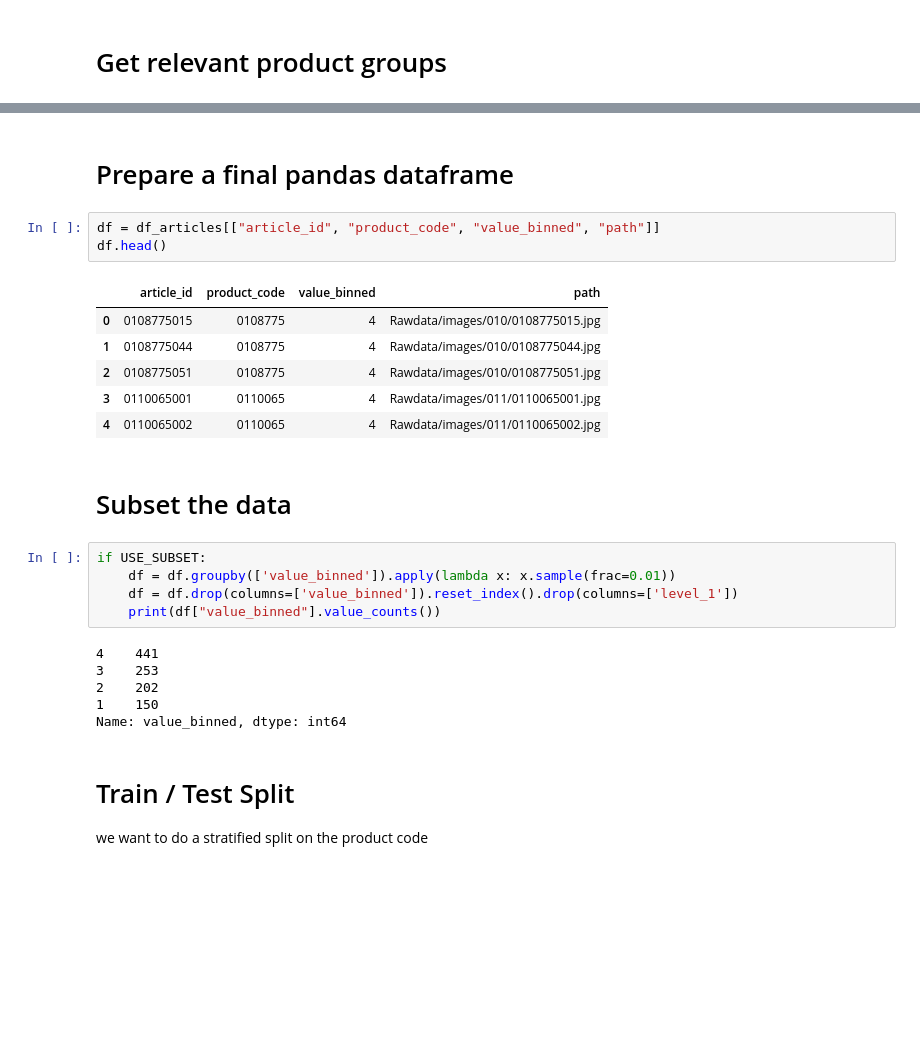
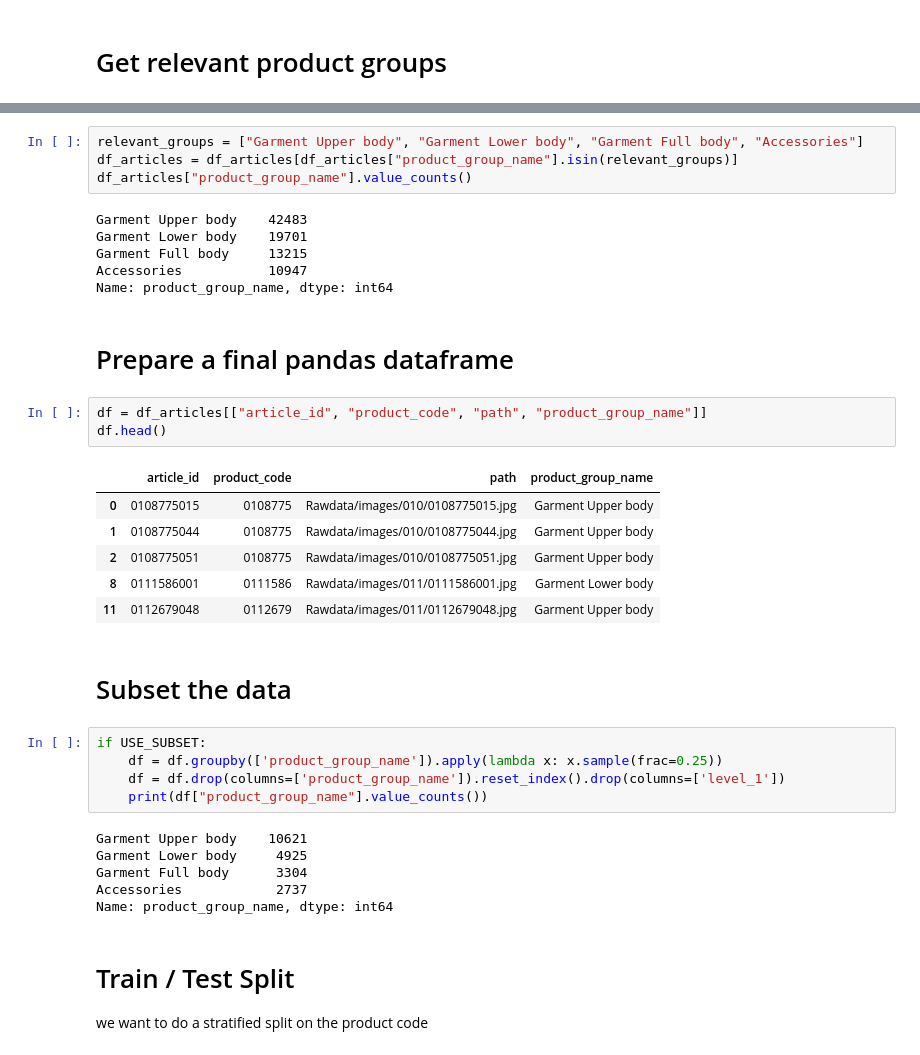
Before and after one commit to flostracke/kaggle_hm, a Jupyter notebook: starter.ipynb, the cells around one changed output, grey strips where cells are left out. Saved outputs shown, nothing was run; the diff lists cells and outputs as text; blank space fills up the shorter version.

```diff
--- a/starter.ipynb
+++ b/starter.ipynb
@@ -30,28 +45,38 @@ Name: value_binned, dtype: int64
+# %%
+relevant_groups = ["Garment Upper body", "Garment Lower body", "Garment Full body", "Accessories"]
+df_articles = df_articles[df_articles["product_group_name"].isin(relevant_groups)]
+df_articles["product_group_name"].value_counts()
+# %% [output]
+Garment Upper body    42483
+Garment Lower body    19701
+Garment Full body     13215
+Accessories           10947
+Name: product_group_name, dtype: int64
 # %% [markdown]
 # Prepare a final pandas dataframe
 # %%
-df = df_articles[["article_id", "product_code", "value_binned", "path"]]
+df = df_articles[["article_id", "product_code", "path", "product_group_name"]]
 df.head()
 # %% [output]
-|  | article_id | product_code | value_binned | path |
-| 0 | 0108775015 | 0108775 | 4 | Rawdata/images/010/0108775015.jpg |
-| 1 | 0108775044 | 0108775 | 4 | Rawdata/images/010/0108775044.jpg |
-| 2 | 0108775051 | 0108775 | 4 | Rawdata/images/010/0108775051.jpg |
-| 3 | 0110065001 | 0110065 | 4 | Rawdata/images/011/0110065001.jpg |
-| 4 | 0110065002 | 0110065 | 4 | Rawdata/images/011/0110065002.jpg |
+|  | article_id | product_code | path | product_group_name |
+| 0 | 0108775015 | 0108775 | Rawdata/images/010/0108775015.jpg | Garment Upper body |
+| 1 | 0108775044 | 0108775 | Rawdata/images/010/0108775044.jpg | Garment Upper body |
+| 2 | 0108775051 | 0108775 | Rawdata/images/010/0108775051.jpg | Garment Upper body |
+| 8 | 0111586001 | 0111586 | Rawdata/images/011/0111586001.jpg | Garment Lower body |
+| 11 | 0112679048 | 0112679 | Rawdata/images/011/0112679048.jpg | Garment Upper body |
 # %% [markdown]
 # Subset the data
 # %%
 if USE_SUBSET:
-    df = df.groupby(['value_binned']).apply(lambda x: x.sample(frac=0.01))
-    df = df.drop(columns=['value_binned']).reset_index().drop(columns=['level_1'])
-    print(df["value_binned"].value_counts())
+    df = df.groupby(['product_group_name']).apply(lambda x: x.sample(frac=0.25))
+    df = df.drop(columns=['product_group_name']).reset_index().drop(columns=['level_1'])
+    print(df["product_group_name"].value_counts())
 # %% [output]
-4    441
-3    253
-2    202
-1    150
-Name: value_binned, dtype: int64
+Garment Upper body    10621
+Garment Lower body     4925
+Garment Full body      3304
+Accessories            2737
+Name: product_group_name, dtype: int64
 # %% [markdown]
 # Train / Test Split
  we want to do a stratified split on the product code
```
Also changed, not shown: parts of 8 cells of this notebook.
